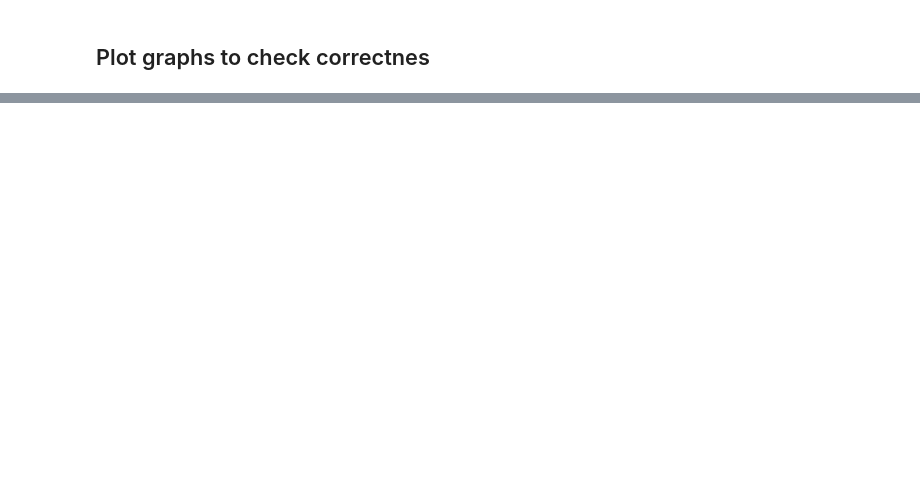
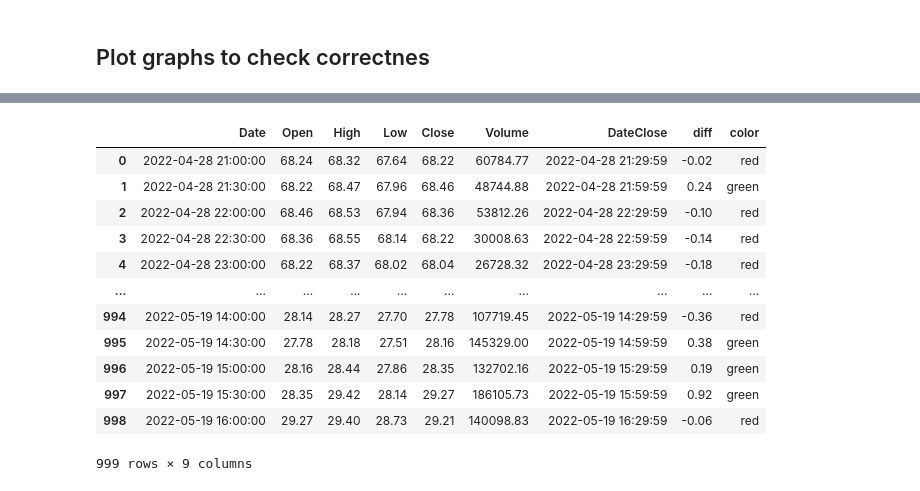
Before and after one commit to MAGLeb/current_practice, a Jupyter notebook: binance_crypto_trading/main.ipynb, the cells around one changed output, grey strips where cells are left out. Drawn from its saved outputs; the diff is of its cells as text; code cells hidden in the pictures; blank space fills up the shorter version.

```diff
--- a/binance_crypto_trading/main.ipynb
+++ b/binance_crypto_trading/main.ipynb
@@ -87,0 +163,16 @@ fig3.show()
+# %%
+historical_df
+# %% [output]
+|  | Date | Open | High | Low | Close | Volume | DateClose | diff | color |
+| 0 | 2022-04-28 21:00:00 | 68.24 | 68.32 | 67.64 | 68.22 | 60784.77 | 2022-04-28 21:29:59 | -0.02 | red |
+| 1 | 2022-04-28 21:30:00 | 68.22 | 68.47 | 67.96 | 68.46 | 48744.88 | 2022-04-28 21:59:59 | 0.24 | green |
+| 2 | 2022-04-28 22:00:00 | 68.46 | 68.53 | 67.94 | 68.36 | 53812.26 | 2022-04-28 22:29:59 | -0.10 | red |
+| 3 | 2022-04-28 22:30:00 | 68.36 | 68.55 | 68.14 | 68.22 | 30008.63 | 2022-04-28 22:59:59 | -0.14 | red |
+| 4 | 2022-04-28 23:00:00 | 68.22 | 68.37 | 68.02 | 68.04 | 26728.32 | 2022-04-28 23:29:59 | -0.18 | red |
+| ... | ... | ... | ... | ... | ... | ... | ... | ... | ... |
+| 994 | 2022-05-19 14:00:00 | 28.14 | 28.27 | 27.70 | 27.78 | 107719.45 | 2022-05-19 14:29:59 | -0.36 | red |
+| 995 | 2022-05-19 14:30:00 | 27.78 | 28.18 | 27.51 | 28.16 | 145329.00 | 2022-05-19 14:59:59 | 0.38 | green |
+| 996 | 2022-05-19 15:00:00 | 28.16 | 28.44 | 27.86 | 28.35 | 132702.16 | 2022-05-19 15:29:59 | 0.19 | green |
+| 997 | 2022-05-19 15:30:00 | 28.35 | 29.42 | 28.14 | 29.27 | 186105.73 | 2022-05-19 15:59:59 | 0.92 | green |
+| 998 | 2022-05-19 16:00:00 | 29.27 | 29.40 | 28.73 | 29.21 | 140098.83 | 2022-05-19 16:29:59 | -0.06 | red |
+999 rows × 9 columns
```
Also changed, not shown: parts of 23 cells of this notebook, 6 other files.
